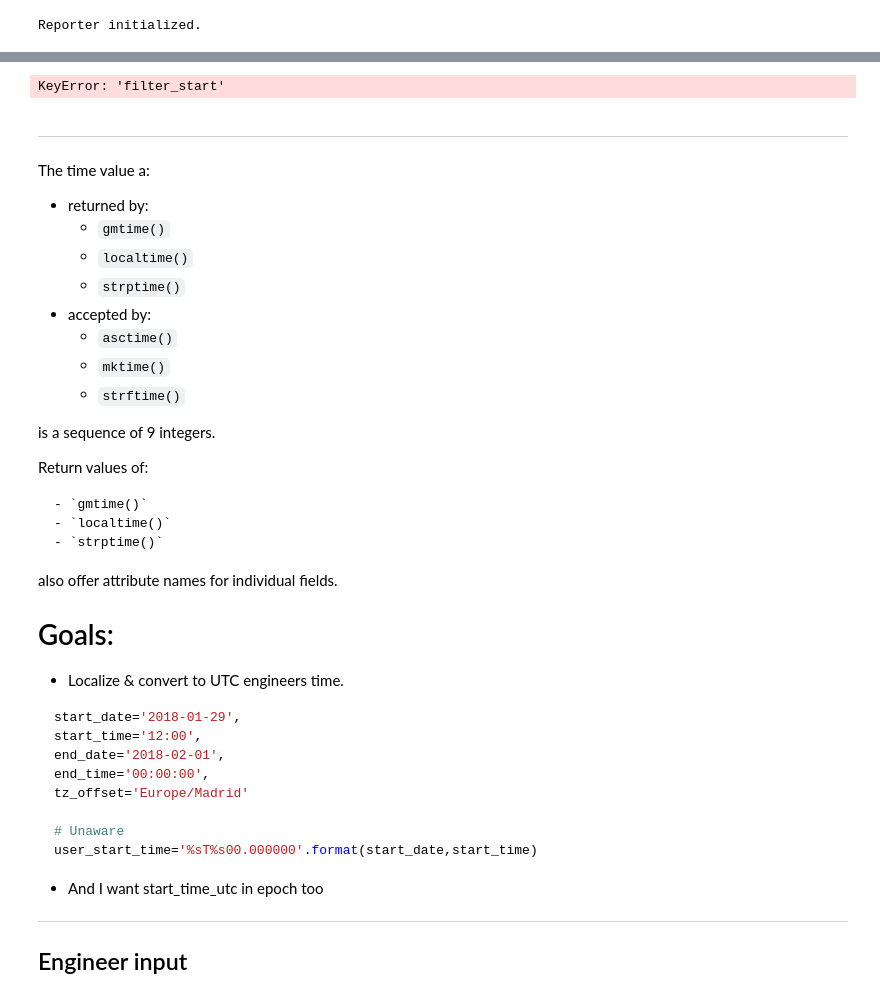
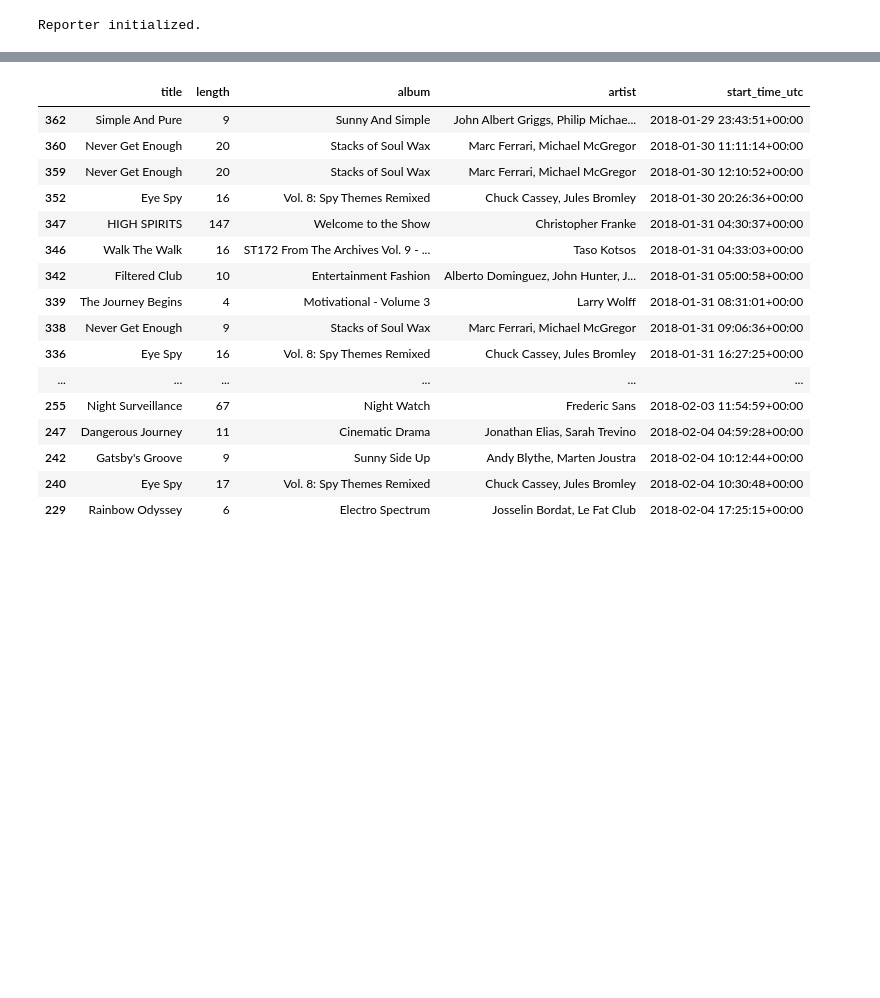
Before and after one commit to aquaerius/bmat-tv-av, a Jupyter notebook: src/notebooks/Vericast-reports-tool.ipynb, the cells around one changed output, grey strips where cells are left out. Saved outputs shown, nothing was run; the diff lists cells and outputs as text; code cells hidden in the pictures; blank space fills up the shorter version.

````diff
--- a/src/notebooks/Vericast-reports-tool.ipynb
+++ b/src/notebooks/Vericast-reports-tool.ipynb
@@ -83,0 +113,4 @@ Reporter initialized.
+# %%
+# Make a mask boolean mask between dates
+mask = (sample['start_time_utc'] >= report.dfeng.loc['filter_start']['utc_datetime']) & (sample['start_time_utc'] <= report.dfeng.loc['filter_end']['utc_datetime'])
+matches_between_dates = sample.loc[mask]
@@ -114,6 +129,0 @@ df.loc[df. index['#'], 'NAME']
-# %%
-# Make a mask boolean mask between dates
-mask = (report.df['start_time_utc'] >= report.dfeng.loc['filter_start']['utc_datetime']]) & (report.df['start_time_utc'] <= report.dfeng['filter_end']['utc_datetime'])
-matches_between_dates = report.df.loc[mask]
-# %% [output]
-KeyError: 'filter_start'
@@ -159,42 +130,20 @@ dfeng
-# %% [markdown]
-<hr>
-# %% [markdown]
-The time value a:
-- returned by:
-    - `gmtime()`
-    - `localtime()`
-    - `strptime()`
-- accepted by:
-    - `asctime()`
-    - `mktime()`
-    - `strftime()`
-
-is a sequence of 9 integers.
-
-Return values of:
-
-    - `gmtime()`
-    - `localtime()`
-    - `strptime()`
-
-also offer attribute names for individual fields.
-
-# Goals:
-- Localize & convert to UTC engineers time.
-```python
-start_date='2018-01-29',
-start_time='12:00',
-end_date='2018-02-01',
-end_time='00:00:00',
-tz_offset='Europe/Madrid'
-
-# Unaware
-user_start_time='%sT%s00.000000'.format(start_date,start_time)
-```
-
-
-- And I want start_time_utc in epoch too
-
-<hr>
-
-## Engineer input
+# %%
+matches_between_dates
+# %% [output]
+|  | title | length | album | artist | start_time_utc |
+| 362 | Simple And Pure | 9 | Sunny And Simple | John Albert Griggs, Philip Michae... | 2018-01-29 23:43:51+00:00 |
+| 360 | Never Get Enough | 20 | Stacks of Soul Wax | Marc Ferrari, Michael McGregor | 2018-01-30 11:11:14+00:00 |
+| 359 | Never Get Enough | 20 | Stacks of Soul Wax | Marc Ferrari, Michael McGregor | 2018-01-30 12:10:52+00:00 |
+| 352 | Eye Spy | 16 | Vol. 8: Spy Themes Remixed | Chuck Cassey, Jules Bromley | 2018-01-30 20:26:36+00:00 |
+| 347 | HIGH SPIRITS | 147 | Welcome to the Show | Christopher Franke | 2018-01-31 04:30:37+00:00 |
+| 346 | Walk The Walk | 16 | ST172 From The Archives Vol. 9 - ... | Taso Kotsos | 2018-01-31 04:33:03+00:00 |
+| 342 | Filtered Club | 10 | Entertainment Fashion | Alberto Dominguez, John Hunter, J... | 2018-01-31 05:00:58+00:00 |
+| 339 | The Journey Begins | 4 | Motivational - Volume 3 | Larry Wolff | 2018-01-31 08:31:01+00:00 |
+| 338 | Never Get Enough | 9 | Stacks of Soul Wax | Marc Ferrari, Michael McGregor | 2018-01-31 09:06:36+00:00 |
+| 336 | Eye Spy | 16 | Vol. 8: Spy Themes Remixed | Chuck Cassey, Jules Bromley | 2018-01-31 16:27:25+00:00 |
+| ... | ... | ... | ... | ... | ... |
+| 255 | Night Surveillance | 67 | Night Watch | Frederic Sans | 2018-02-03 11:54:59+00:00 |
+| 247 | Dangerous Journey | 11 | Cinematic Drama | Jonathan Elias, Sarah Trevino | 2018-02-04 04:59:28+00:00 |
+| 242 | Gatsby's Groove | 9 | Sunny Side Up | Andy Blythe, Marten Joustra | 2018-02-04 10:12:44+00:00 |
+| 240 | Eye Spy | 17 | Vol. 8: Spy Themes Remixed | Chuck Cassey, Jules Bromley | 2018-02-04 10:30:48+00:00 |
+| 229 | Rainbow Odyssey | 6 | Electro Spectrum | Josselin Bordat, Le Fat Club | 2018-02-04 17:25:15+00:00 |
````
Also changed, not shown: parts of 14 cells of this notebook, 1 other file.
